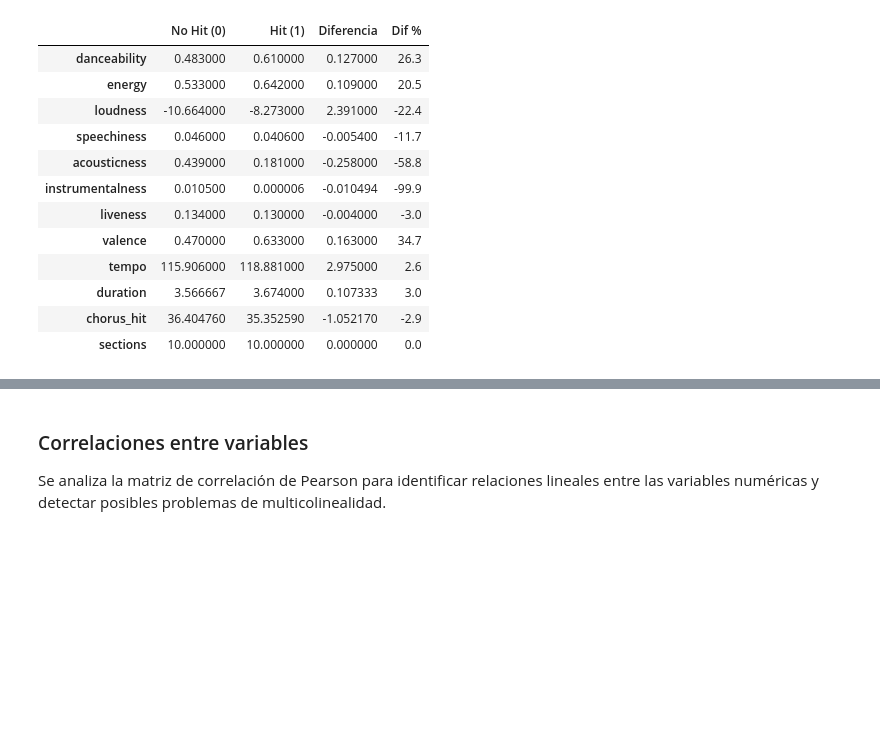
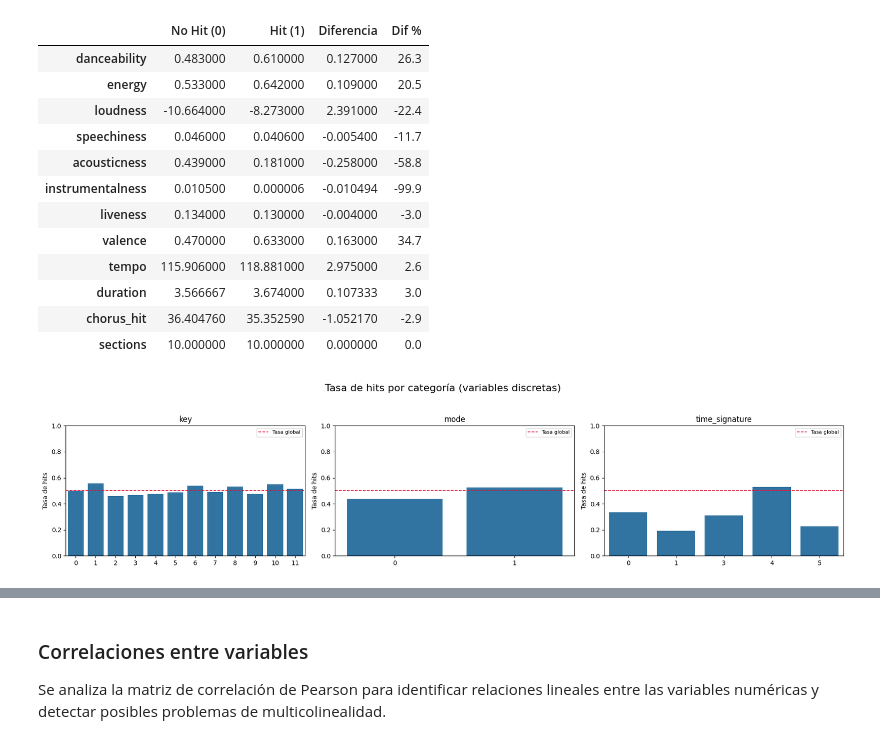
Before and after one commit to EehMauro/tp-data-science, a Jupyter notebook: tp.ipynb, the cells around one changed output, grey strips where cells are left out. Saved outputs shown, nothing was run; the diff lists cells and outputs as text; code cells hidden in the pictures; blank space fills up the shorter version.

```diff
--- a/tp.ipynb
+++ b/tp.ipynb
@@ -347,6 +415,29 @@ comparison
 | duration | 3.566667 | 3.674000 | 0.107333 | 3.0 |
 | chorus_hit | 36.404760 | 35.352590 | -1.052170 | -2.9 |
 | sections | 10.000000 | 10.000000 | 0.000000 | 0.0 |
+# %%
+# Análisis de target para variables discretas: tasa de hits por categoría
+discrete_vars = ['key', 'mode', 'time_signature']
+
+fig, axes = plt.subplots(1, len(discrete_vars), figsize=(18, 4))
+fig.suptitle('Tasa de hits por categoría (variables discretas)', fontsize=16, y=1.05)
+
+for i, var in enumerate(discrete_vars):
+    ax = axes[i]
+    hit_rate = data.groupby(var)['target'].mean().reset_index()
+    hit_rate.columns = [var, 'tasa_hits']
+    sns.barplot(data=hit_rate, x=var, y='tasa_hits', ax=ax)
+    ax.axhline(data['target'].mean(), color='crimson', linestyle='--', linewidth=1.2, label='Tasa global')
+    ax.set_title(var)
+    ax.set_xlabel('')
+    ax.set_ylabel('Tasa de hits')
+    ax.set_ylim(0, 1)
+    ax.legend(fontsize=8)
+
+plt.tight_layout()
+plt.show()
+# %% [output]
+[figure, added]
 # %% [markdown]
 #### Observaciones sobre la relación features-target
 
```
Also changed, not shown: parts of 12 cells of this notebook.
